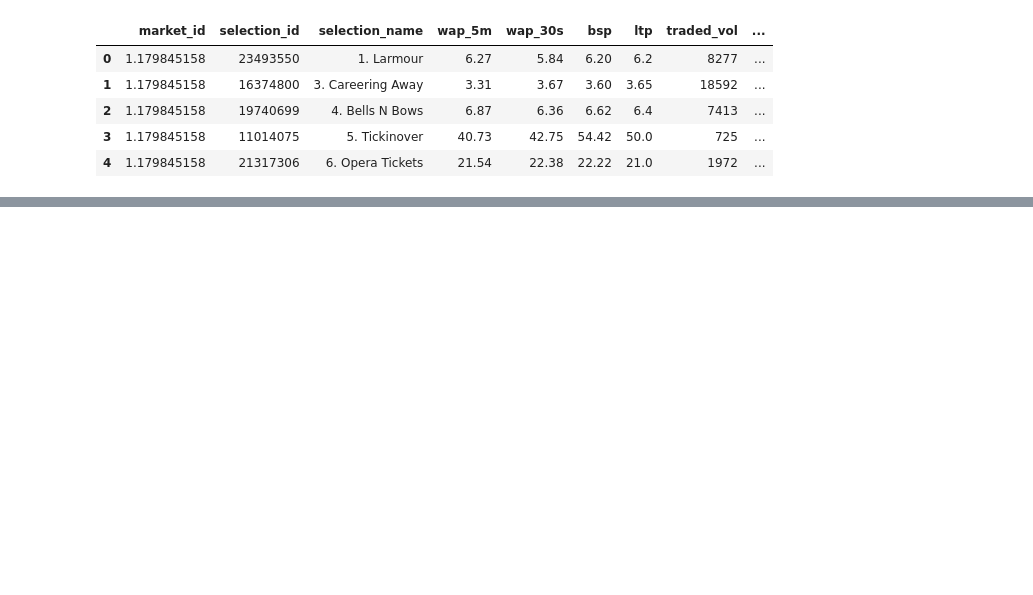
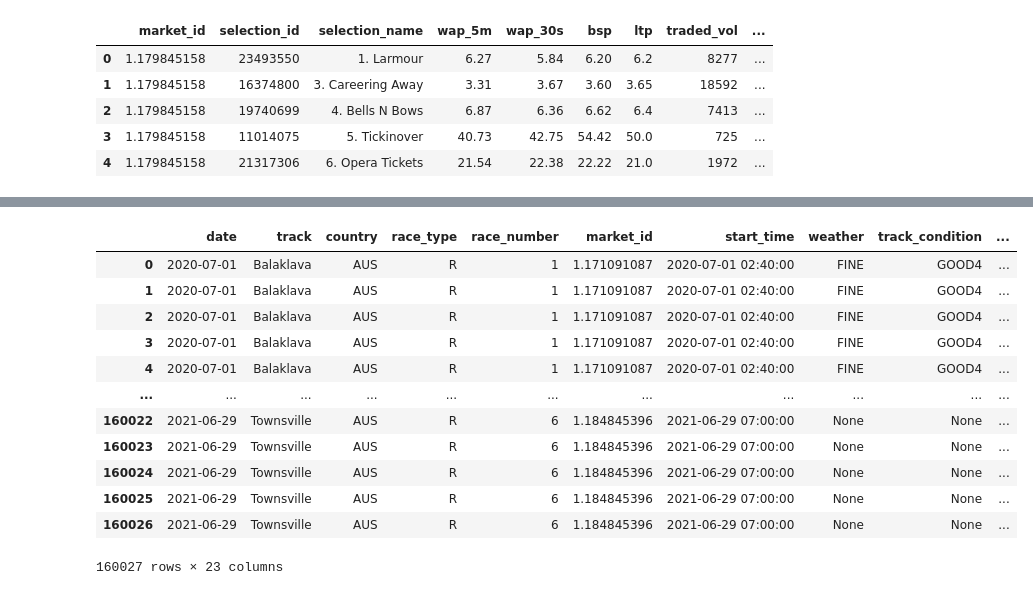
Before and after one commit to TMBish/bfStreamTutorials, a Jupyter notebook: 02-angles/analysis/01-initial-look.ipynb, the cells around one changed output, grey strips where cells are left out. Saved outputs shown, nothing was run; the diff lists cells and outputs as text; code cells hidden in the pictures; blank space fills up the shorter version.

```diff
--- a/02-angles/analysis/01-initial-look.ipynb
+++ b/02-angles/analysis/01-initial-look.ipynb
@@ -5,2 +7,4 @@ import requests
 # %%
 odds = pd.read_csv("/media/hdd/tmp/thoroughbred-parsed/thoroughbred-odds-2021.csv", dtype={'market_id': object, 'selection_id': object})
+
+race = pd.read_csv("/media/hdd/tmp/thoroughbred-parsed/thoroughbred-race-data.csv", dtype={'market_id': object, 'selection_id': object})
@@ -135,0 +34,21 @@ responseJson
+# %%
+# Joining two datasets
+
+df = race.merge(odds.loc[:, odds.columns != 'selection_name'], how = "inner", on = ['market_id', 'selection_id'])
+
+#df = df[['date', 'market_id', 'selection_id', 'country', 'track', 'race_type', 'race_number', 'start_time', 'weather', 'track_condition', 'race_distance', 'barrier', '']]
+df
+# %% [output]
+|  | date | track | country | race_type | race_number | market_id | start_time | weather | track_condition | ... |
+| 0 | 2020-07-01 | Balaklava | AUS | R | 1 | 1.171091087 | 2020-07-01 02:40:00 | FINE | GOOD4 | ... |
+| 1 | 2020-07-01 | Balaklava | AUS | R | 1 | 1.171091087 | 2020-07-01 02:40:00 | FINE | GOOD4 | ... |
+| 2 | 2020-07-01 | Balaklava | AUS | R | 1 | 1.171091087 | 2020-07-01 02:40:00 | FINE | GOOD4 | ... |
+| 3 | 2020-07-01 | Balaklava | AUS | R | 1 | 1.171091087 | 2020-07-01 02:40:00 | FINE | GOOD4 | ... |
+| 4 | 2020-07-01 | Balaklava | AUS | R | 1 | 1.171091087 | 2020-07-01 02:40:00 | FINE | GOOD4 | ... |
+| ... | ... | ... | ... | ... | ... | ... | ... | ... | ... | ... |
+| 160022 | 2021-06-29 | Townsville | AUS | R | 6 | 1.184845396 | 2021-06-29 07:00:00 | None | None | ... |
+| 160023 | 2021-06-29 | Townsville | AUS | R | 6 | 1.184845396 | 2021-06-29 07:00:00 | None | None | ... |
+| 160024 | 2021-06-29 | Townsville | AUS | R | 6 | 1.184845396 | 2021-06-29 07:00:00 | None | None | ... |
+| 160025 | 2021-06-29 | Townsville | AUS | R | 6 | 1.184845396 | 2021-06-29 07:00:00 | None | None | ... |
+| 160026 | 2021-06-29 | Townsville | AUS | R | 6 | 1.184845396 | 2021-06-29 07:00:00 | None | None | ... |
+160027 rows × 23 columns
```
Also changed, not shown: parts of 38 cells of this notebook, 1 other file.
